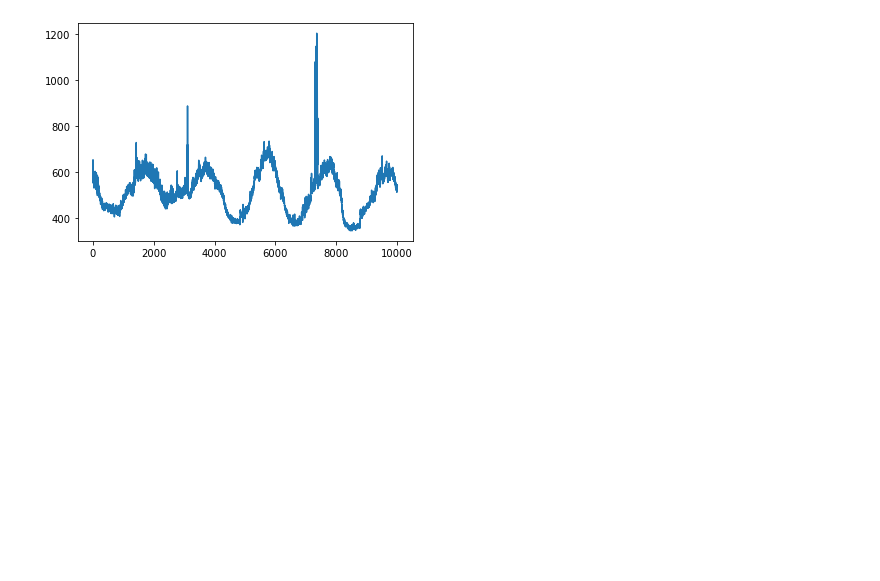
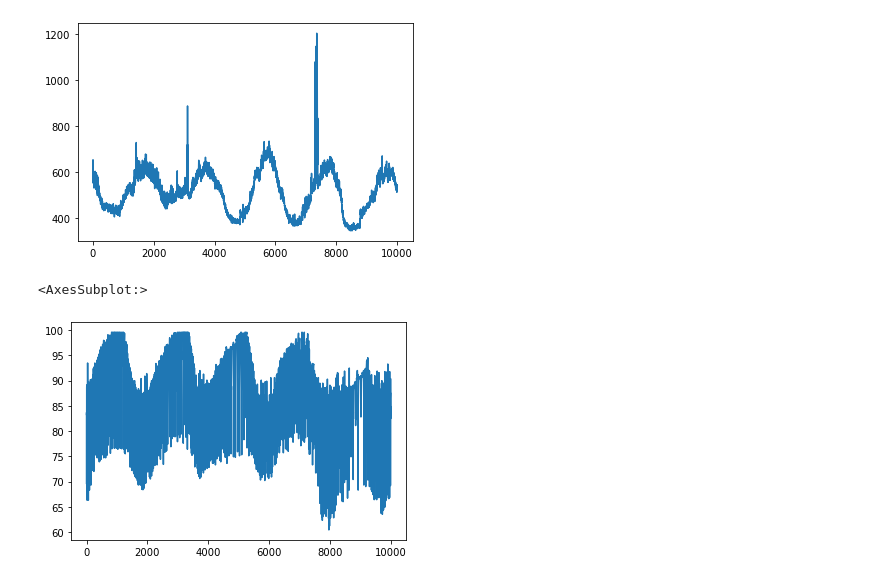
Before and after one commit to steve-riesenberg/smallhold_dashboard, a Jupyter notebook: data_exploration.ipynb, the cells around one changed output. Cells and saved outputs as stored; diff of their text form; code cells hidden in the pictures; blank space fills up the shorter version.

```diff
--- a/data_exploration.ipynb
+++ b/data_exploration.ipynb
@@ -51,3 +54,8 @@ co2.value.plot()
 # %% [output]
 <AxesSubplot:>
 [figure]
+# %%
+humidity.value.plot()
+# %% [output]
+<AxesSubplot:>
+[figure, added]
```
Also changed, not shown: parts of 3 cells of this notebook, 1 other file.
